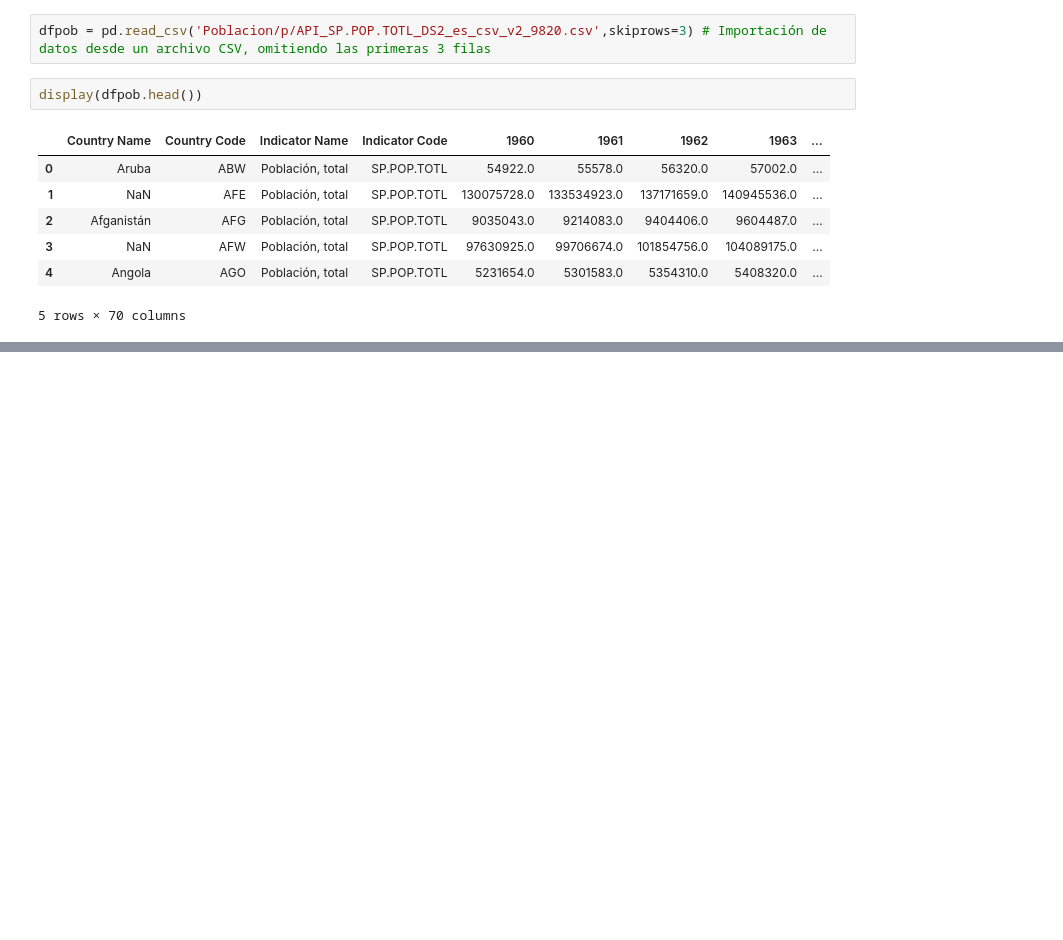
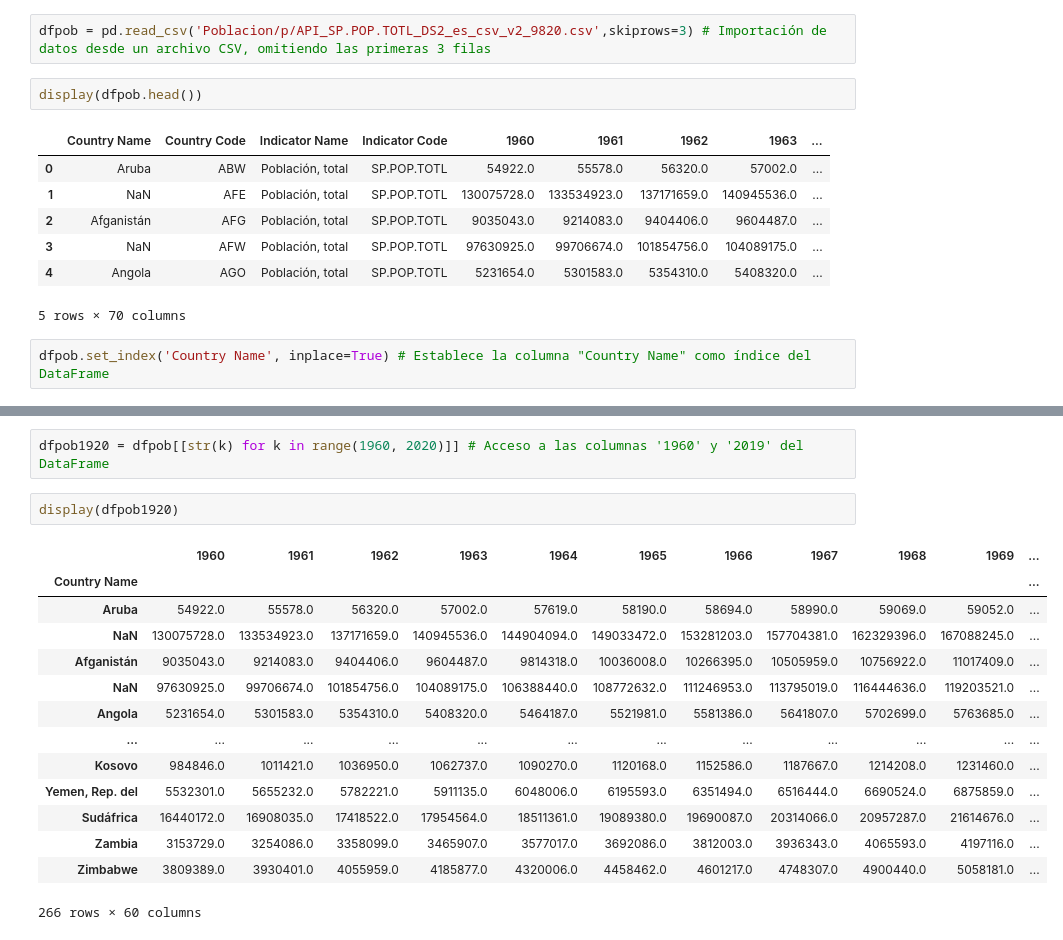
Before and after one commit to Gael-M0/PracticaUDM, a Jupyter notebook: udemy/Python_DataScience/pandas.ipynb, the cells around one changed output, grey strips where cells are left out. Saved outputs shown, nothing was run; the diff lists cells and outputs as text; blank space fills up the shorter version.

```diff
--- a/udemy/Python_DataScience/pandas.ipynb
+++ b/udemy/Python_DataScience/pandas.ipynb
@@ -405,3 +405,5 @@ display(dfpob.head())
 | 3 | NaN | AFW | Población, total | SP.POP.TOTL | 97630925.0 | 99706674.0 | 101854756.0 | 104089175.0 | ... |
 | 4 | Angola | AGO | Población, total | SP.POP.TOTL | 5231654.0 | 5301583.0 | 5354310.0 | 5408320.0 | ... |
 5 rows × 70 columns
+# %%
+dfpob.set_index('Country Name', inplace=True) # Establece la columna "Country Name" como índice del DataFrame
@@ -407,0 +437,19 @@ display(dfpob.head())
+# %%
+dfpob1920 = dfpob[[str(k) for k in range(1960, 2020)]] # Acceso a las columnas '1960' y '2019' del DataFrame
+# %%
+display(dfpob1920)
+# %% [output]
+|  | 1960 | 1961 | 1962 | 1963 | 1964 | 1965 | 1966 | 1967 | 1968 | 1969 | ... |
+| Country Name |  |  |  |  |  |  |  |  |  |  | ... |
+| Aruba | 54922.0 | 55578.0 | 56320.0 | 57002.0 | 57619.0 | 58190.0 | 58694.0 | 58990.0 | 59069.0 | 59052.0 | ... |
+| NaN | 130075728.0 | 133534923.0 | 137171659.0 | 140945536.0 | 144904094.0 | 149033472.0 | 153281203.0 | 157704381.0 | 162329396.0 | 167088245.0 | ... |
+| Afganistán | 9035043.0 | 9214083.0 | 9404406.0 | 9604487.0 | 9814318.0 | 10036008.0 | 10266395.0 | 10505959.0 | 10756922.0 | 11017409.0 | ... |
+| NaN | 97630925.0 | 99706674.0 | 101854756.0 | 104089175.0 | 106388440.0 | 108772632.0 | 111246953.0 | 113795019.0 | 116444636.0 | 119203521.0 | ... |
+| Angola | 5231654.0 | 5301583.0 | 5354310.0 | 5408320.0 | 5464187.0 | 5521981.0 | 5581386.0 | 5641807.0 | 5702699.0 | 5763685.0 | ... |
+| ... | ... | ... | ... | ... | ... | ... | ... | ... | ... | ... | ... |
+| Kosovo | 984846.0 | 1011421.0 | 1036950.0 | 1062737.0 | 1090270.0 | 1120168.0 | 1152586.0 | 1187667.0 | 1214208.0 | 1231460.0 | ... |
+| Yemen, Rep. del | 5532301.0 | 5655232.0 | 5782221.0 | 5911135.0 | 6048006.0 | 6195593.0 | 6351494.0 | 6516444.0 | 6690524.0 | 6875859.0 | ... |
+| Sudáfrica | 16440172.0 | 16908035.0 | 17418522.0 | 17954564.0 | 18511361.0 | 19089380.0 | 19690087.0 | 20314066.0 | 20957287.0 | 21614676.0 | ... |
+| Zambia | 3153729.0 | 3254086.0 | 3358099.0 | 3465907.0 | 3577017.0 | 3692086.0 | 3812003.0 | 3936343.0 | 4065593.0 | 4197116.0 | ... |
+| Zimbabwe | 3809389.0 | 3930401.0 | 4055959.0 | 4185877.0 | 4320006.0 | 4458462.0 | 4601217.0 | 4748307.0 | 4900440.0 | 5058181.0 | ... |
+266 rows × 60 columns
```
Also changed, not shown: parts of 2 cells of this notebook.
